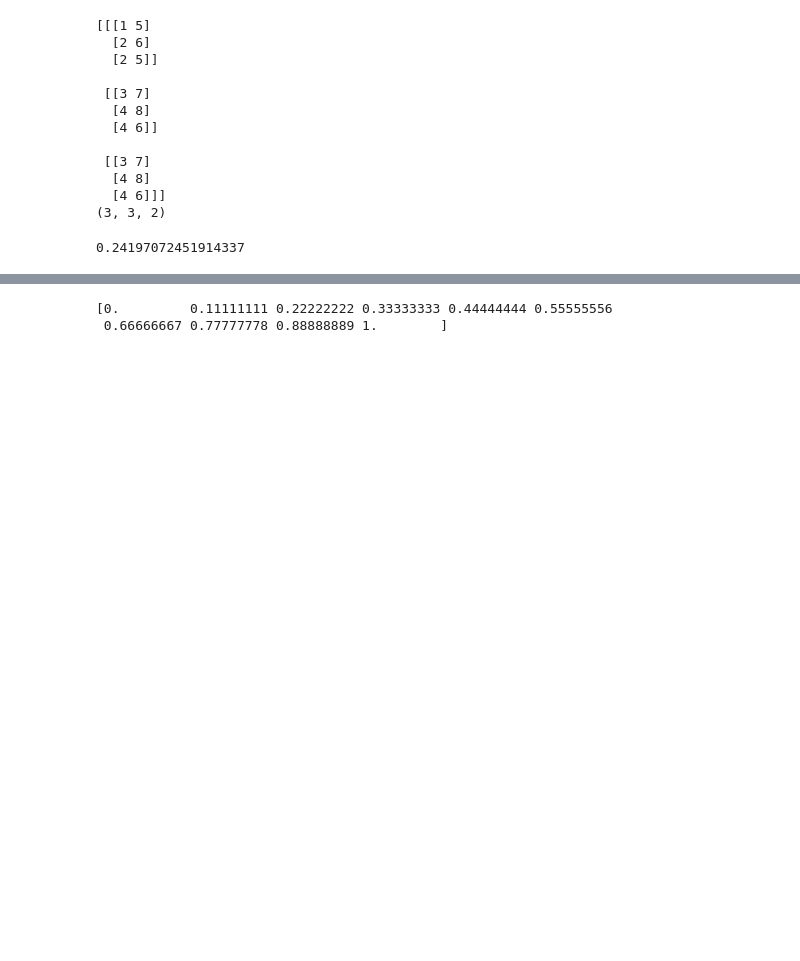
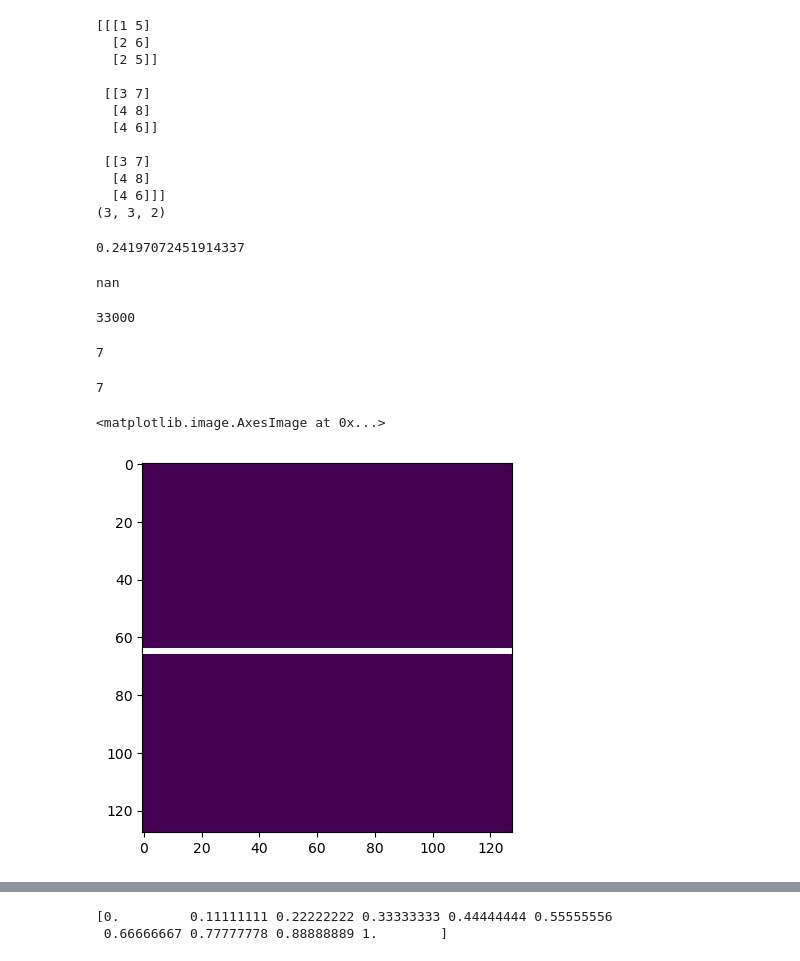
Before and after one commit to 52Hzihan/mixnn4vs, a Jupyter notebook: test.ipynb, the cells around one changed output, grey strips where cells are left out. Cells and saved outputs as stored; diff of their text form; code cells hidden in the pictures; blank space fills up the shorter version.

```diff
--- a/test.ipynb
+++ b/test.ipynb
@@ -25,6 +36,42 @@ from scipy import stats
 print(stats.norm.pdf(-1))
 # %% [output]
 0.24197072451914337
+# %%
+import numpy as np
+from math import isnan
+a = np.array([[1,2],[3,float('nan')]])
+print(np.sum(a))
+# %% [output]
+nan
+# %%
+import pickle
+import numpy as np
+f1 = open('data/split_uncertainty_image_0.60_0.30_0.10_aug_to_3000_down_sample_True_instance0-9/train_data0', 'rb')
+X_sequence_train, X_feature_train, X_image_train, X_uncertainty_map, Y_train = pickle.load(f1)
+f1.close()
+# %%
+print(len(X_uncertainty_map))
+# %% [output]
+33000
+# %%
+from math import isnan
+error_list = []
+count = 0
+for map in X_uncertainty_map:
+    if isnan(np.sum(map)):
+        error_list.append(map)
+        count+=1
+print(count)
+# %% [output]
+7
+# %%
+print(len(error_list))
+import matplotlib.pyplot as plt
+plt.imshow(error_list[1])
+# %% [output]
+7
+<matplotlib.image.AxesImage at 0x...>
+[figure, added]
 # %%
 from LightCurve import CRTS_VS_LightCurve
 from util import get_meta_information
```
Also changed, not shown: parts of 3 cells of this notebook, 2 other files.
